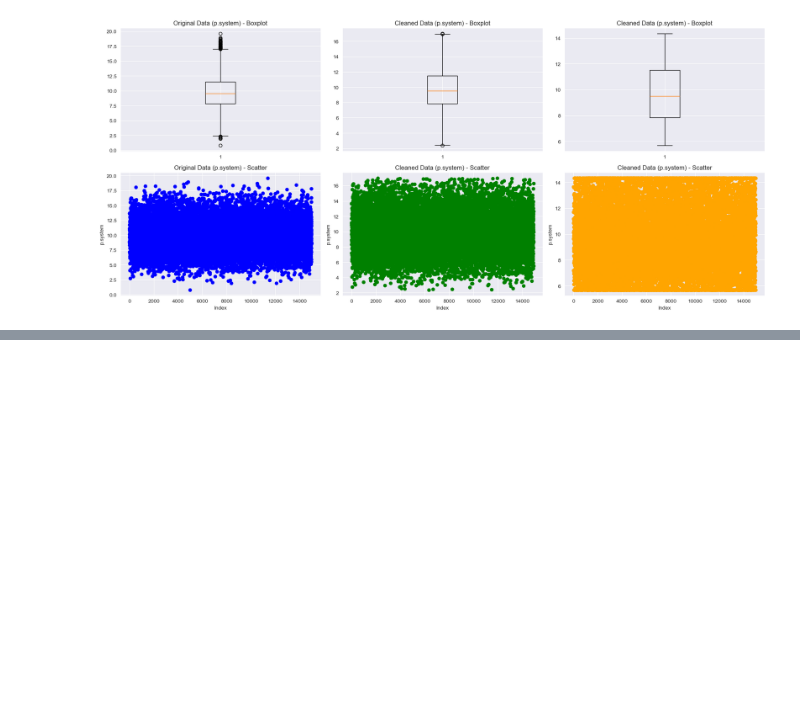
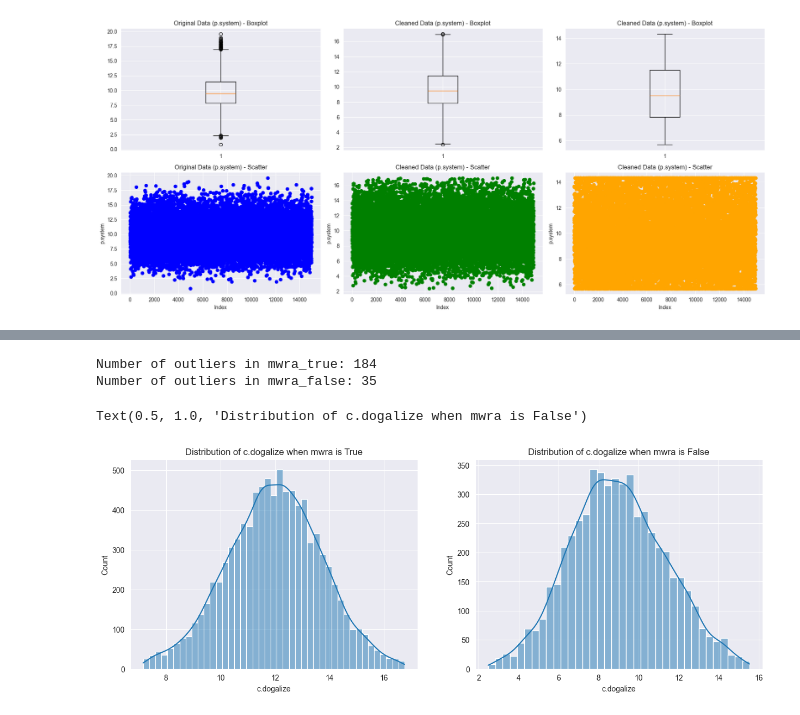
Before and after one commit to justAnArthur/iau-quest, a Jupyter notebook: index.ipynb, the cells around one changed output, grey strips where cells are left out. Saved outputs shown, nothing was run; the diff lists cells and outputs as text; code cells hidden in the pictures; blank space fills up the shorter version.

```diff
--- a/index.ipynb
+++ b/index.ipynb
@@ -726,0 +773,32 @@ for index, attribute in enumerate(significant_attributes):
+# %%
+# There are some outliers lets clear them.
+def identify_outliers(a):
+    lower = a.quantile(0.25) - 1.5 * stats.iqr(a)
+    upper = a.quantile(0.75) + 1.5 * stats.iqr(a)
+
+    return a[(a > upper) | (a < lower)]
+
+# identify outliers
+mwra_true_outliers = identify_outliers(mwra_true['c.dogalize'])
+mwra_false_outliers = identify_outliers(mwra_false['c.dogalize'])
+
+# number of outliers
+print(f'Number of outliers in mwra_true: {mwra_true_outliers.shape[0]}')
+print(f'Number of outliers in mwra_false: {mwra_false_outliers.shape[0]}')
+
+# remove outliers
+mwra_true = mwra_true.drop(mwra_true_outliers.index)
+mwra_false = mwra_false.drop(mwra_false_outliers.index)
+# %% [output]
+Number of outliers in mwra_true: 184
+Number of outliers in mwra_false: 35
+# %%
+# Plot the distribution of c.dogalize for each group after removing outliers
+fig, axes = plt.subplots(1, 2, figsize=(15, 5))
+sns.histplot(mwra_true['c.dogalize'], ax=axes[0], kde=True)
+sns.histplot(mwra_false['c.dogalize'], ax=axes[1], kde=True)
+axes[0].set_title('Distribution of c.dogalize when mwra is True')
+axes[1].set_title('Distribution of c.dogalize when mwra is False')
+# %% [output]
+Text(0.5, 1.0, 'Distribution of c.dogalize when mwra is False')
+[figure, added]
```
Also changed, not shown: parts of 48 cells of this notebook.
